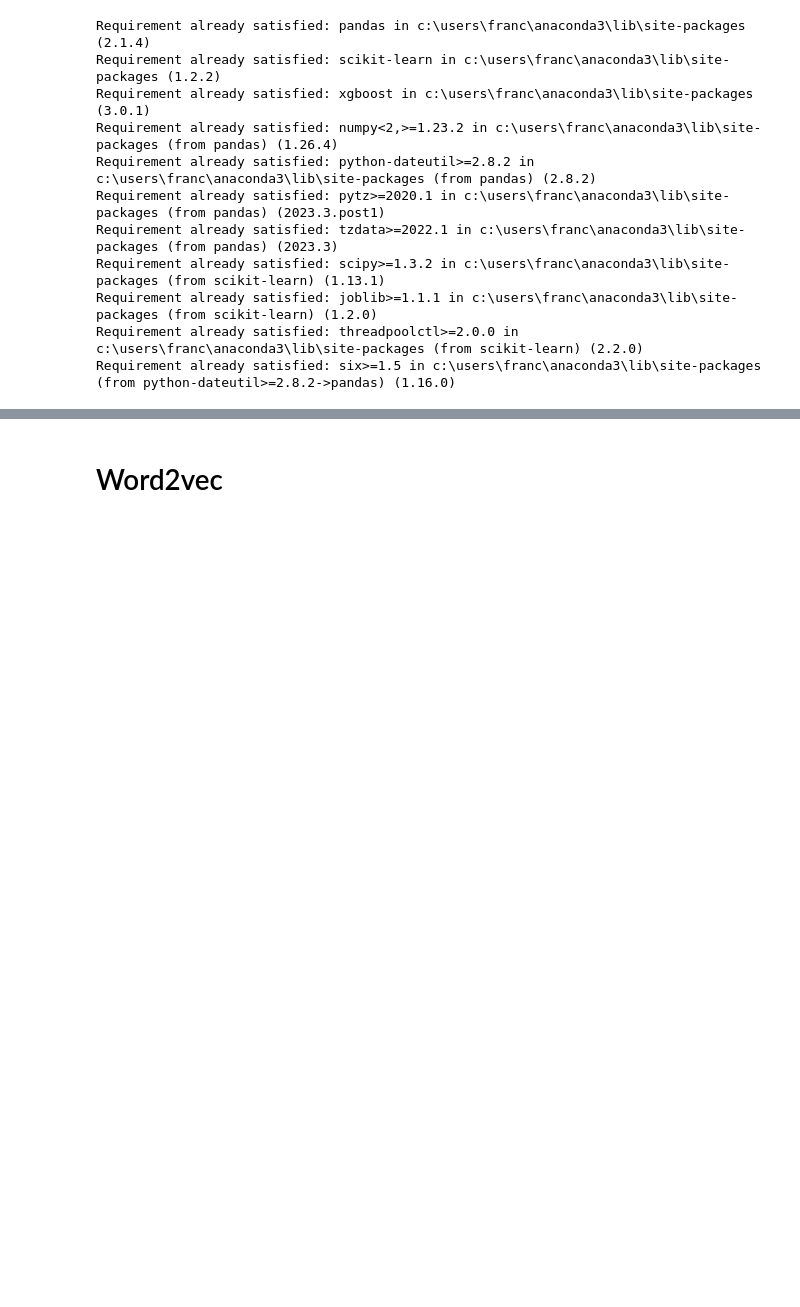
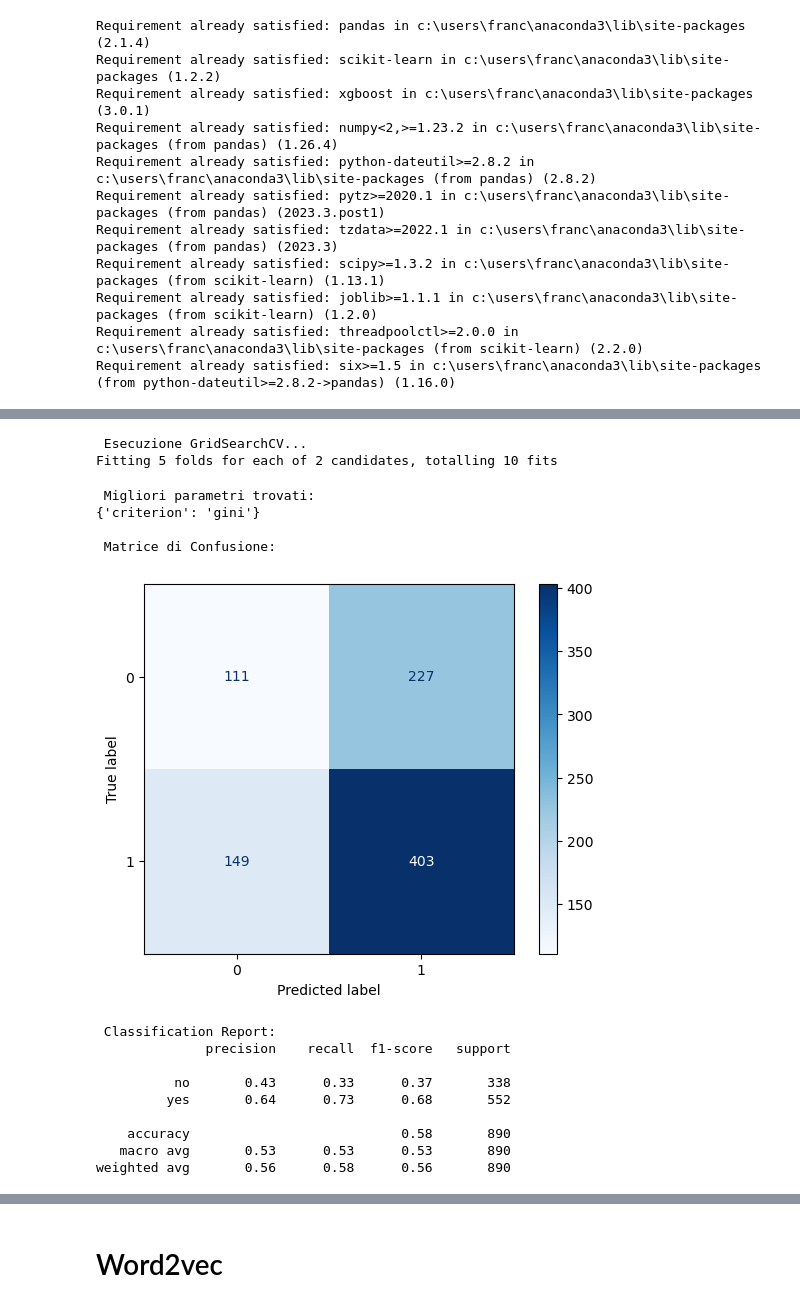
Before and after one commit to KetrinMehmeti/NLP-Project-Group-Angela, a Jupyter notebook: structuredversion_leo.ipynb, the cells around one changed output, grey strips where cells are left out. Cells and saved outputs as stored; diff of their text form; code cells hidden in the pictures; blank space fills up the shorter version.

```diff
--- a/structuredversion_leo.ipynb
+++ b/structuredversion_leo.ipynb
@@ -771,0 +929,23 @@ y_test = df_labeled_clean["final_decision"]
+# %%
+train_and_evaluate_model(Artificial_BoW, df_artificial_sampled["final_decision"], Labeled_BoW, df_labeled_clean["final_decision"], svc, svc_param, scoring='f1', cv=5)
+# %%
+train_and_evaluate_model(Artificial_BoW, df_artificial_sampled["final_decision"], Labeled_BoW, df_labeled_clean["final_decision"], dtree, dtree_param, scoring='f1', cv=5)
+# %%
+train_and_evaluate_model(Artificial_BoW, df_artificial_sampled["final_decision"], Labeled_BoW, df_labeled_clean["final_decision"], rf, rf_param, scoring='f1', cv=5)
+# %% [output]
+ Esecuzione GridSearchCV...
+Fitting 5 folds for each of 2 candidates, totalling 10 fits
+ Migliori parametri trovati:
+{'criterion': 'gini'}
+
+ Matrice di Confusione:
+[figure, added]
+ Classification Report:
+              precision    recall  f1-score   support
+
+          no       0.43      0.33      0.37       338
+         yes       0.64      0.73      0.68       552
+
+    accuracy                           0.58       890
+   macro avg       0.53      0.53      0.53       890
+weighted avg       0.56      0.58      0.56       890
```
Also changed, not shown: parts of 49 cells of this notebook.
